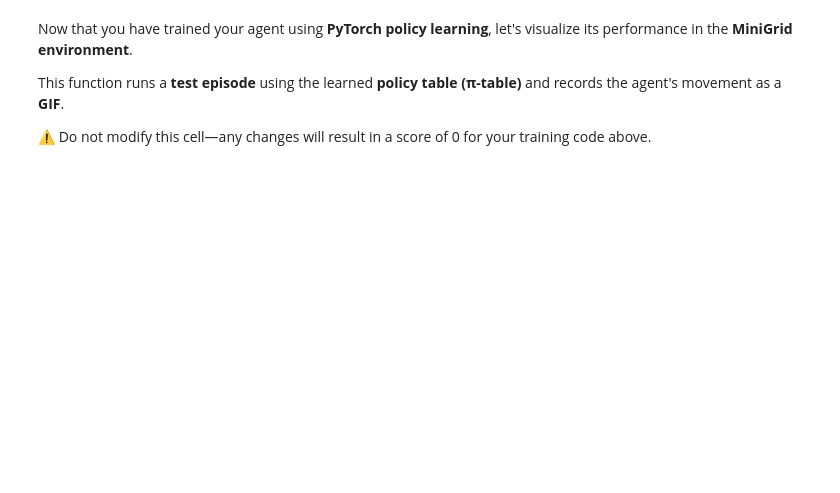
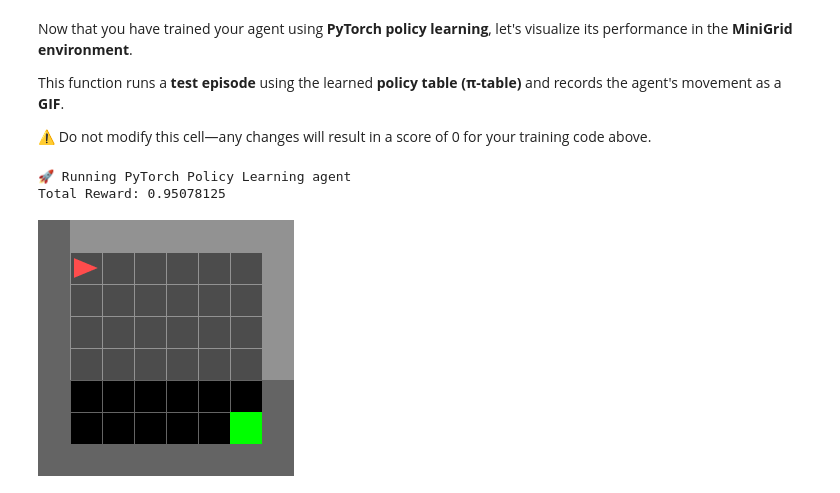
Before and after one commit to ChengHsien-Hsieh/DRL_HW1, a Jupyter notebook: drl2026_1_template.ipynb, the cells around one changed output. Drawn from its saved outputs; the diff is of its cells as text; code cells hidden in the pictures; blank space fills up the shorter version.

```diff
--- a/drl2026_1_template.ipynb
+++ b/drl2026_1_template.ipynb
@@ -1583,34 +1638,39 @@ This function runs a **test episode** using the learned **policy table (π-table
 
 ⚠️ Do not modify this cell—any changes will result in a score of 0 for your training code above.
 # %%
-def run_pytorch_policy_learning(env_name, policy_model, max_steps=100, gif_path="/content/minigrid_policy_learning.gif"):
+# def run_pytorch_policy_learning(env_name, policy_model, max_steps=100, gif_path="/content/minigrid_policy_learning.gif"):
+def run_pytorch_policy_learning(env_name, policy_model, max_steps=100, gif_path="minigrid_policy_learning.gif"):
 
     env = gym.make(env_name, render_mode="rgb_array")
     obs, _ = env.reset()
     state = get_agent_state(env)
 
     frames = []
     total_reward = 0.0
 
     frames.append(env.render())
 
     for _ in range(max_steps):
         action = policy_model.get_action(state)
         obs, reward, terminated, truncated, _ = env.step(action)
 
         total_reward += float(reward)
         state = get_agent_state(env)
 
         frames.append(env.render())
 
         if terminated or truncated:
             break
 
     env.close()
 
     imageio.mimsave(gif_path, frames, fps=5)
     print(f"Total Reward: {total_reward}")
     return Image(filename=gif_path)
 
 print("🚀 Running PyTorch Policy Learning agent")
 run_pytorch_policy_learning("MiniGrid-Empty-8x8-v0", policy_model)
+# %% [output]
+🚀 Running PyTorch Policy Learning agent
+Total Reward: 0.95078125
+[figure, added]
```
Also changed, not shown: parts of 7 cells of this notebook.
